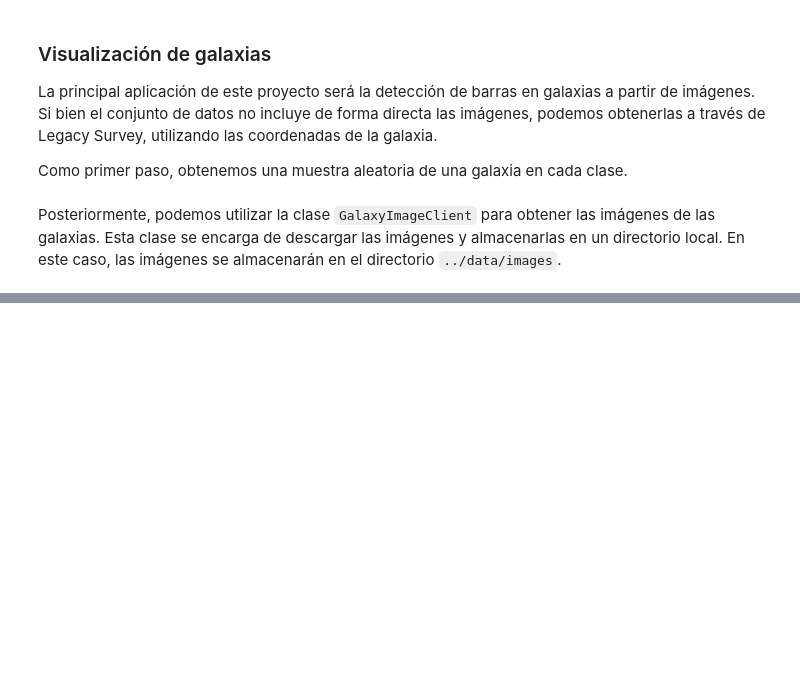
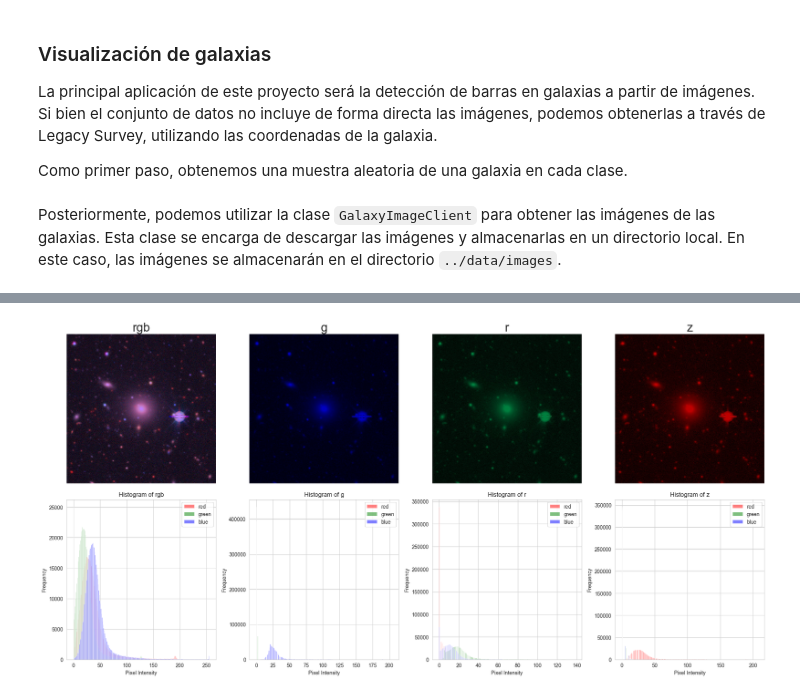
Before and after one commit to ludanortmun/itesm-mna-barred-galaxies, a Jupyter notebook: notebooks/EDA.ipynb, the cells around one changed output, grey strips where cells are left out. Cells and saved outputs as stored; diff of their text form; code cells hidden in the pictures; blank space fills up the shorter version.

Commit message:
Add support for downloading individual image bands

```diff
--- a/notebooks/EDA.ipynb
+++ b/notebooks/EDA.ipynb
@@ -156,0 +162,11 @@ plt.show()
+# %%
+g = get_random_galaxy()
+# %%
+rgb_img = img_client.get_image(g, save_to_disk=True)
+img_by_band = img_client.get_image_as_bands(g, bands='grz', save_to_disk=True)
+
+imgs_to_render = [
+    Image.open(BytesIO(rgb_img)),
+    Image.open(BytesIO(img_by_band['g'])),
+    Image.open(BytesIO(img_by_band['r'])),
+    Image.open(BytesIO(img_by_band['z']))]
@@ -156,0 +177,31 @@ plt.show()
+# %%
+fig, axs = plt.subplots(2, 4, figsize=(20, 10))
+
+labels = ['rgb', 'g', 'r', 'z']  # Labels for each image
+
+# Loop through the images and display them with histograms
+for i, (img, label) in enumerate(zip(imgs_to_render, labels)):
+    # Display the image
+    axs[0, i].imshow(img)
+    axs[0, i].axis('off')  # Turn off axes for better visualization
+    axs[0, i].set_title(label, fontsize=24)  # Add label above each image
+
+    # Display the histogram for each color channel
+    img_array = np.array(img)
+    if img_array.ndim == 3:  # Check if the image has color channels
+        colors = ['red', 'green', 'blue']
+        for j, color in enumerate(colors):
+            axs[1, i].hist(img_array[:, :, j].flatten(), bins=256, color=color, alpha=0.5, label=color)
+    else:  # For grayscale images
+        axs[1, i].hist(img_array.flatten(), bins=256, color='gray', alpha=0.7, label='intensity')
+
+    axs[1, i].set_title(f"Histogram of {label}", fontsize=12)
+    axs[1, i].set_xlabel("Pixel Intensity")
+    axs[1, i].set_ylabel("Frequency")
+    axs[1, i].legend()
+
+# Adjust layout and show the plot
+plt.tight_layout()
+plt.show()
+# %% [output]
+[figure, added]
```
Also changed, not shown: parts of 7 cells of this notebook, 1 other file.
